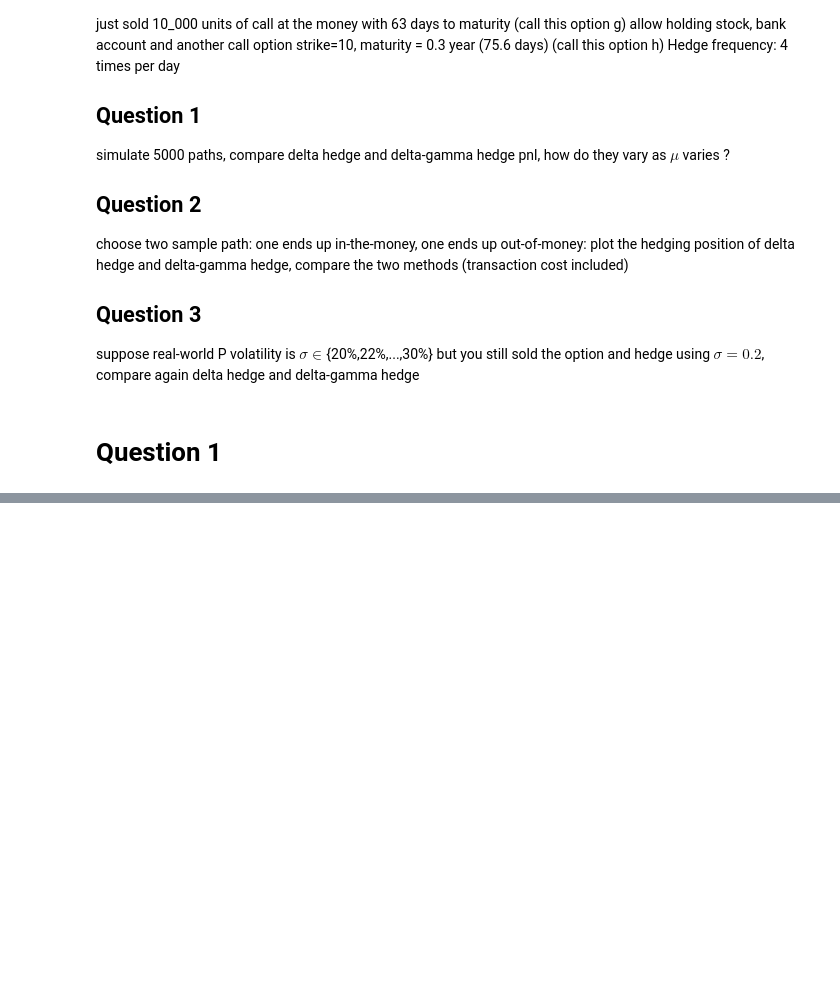
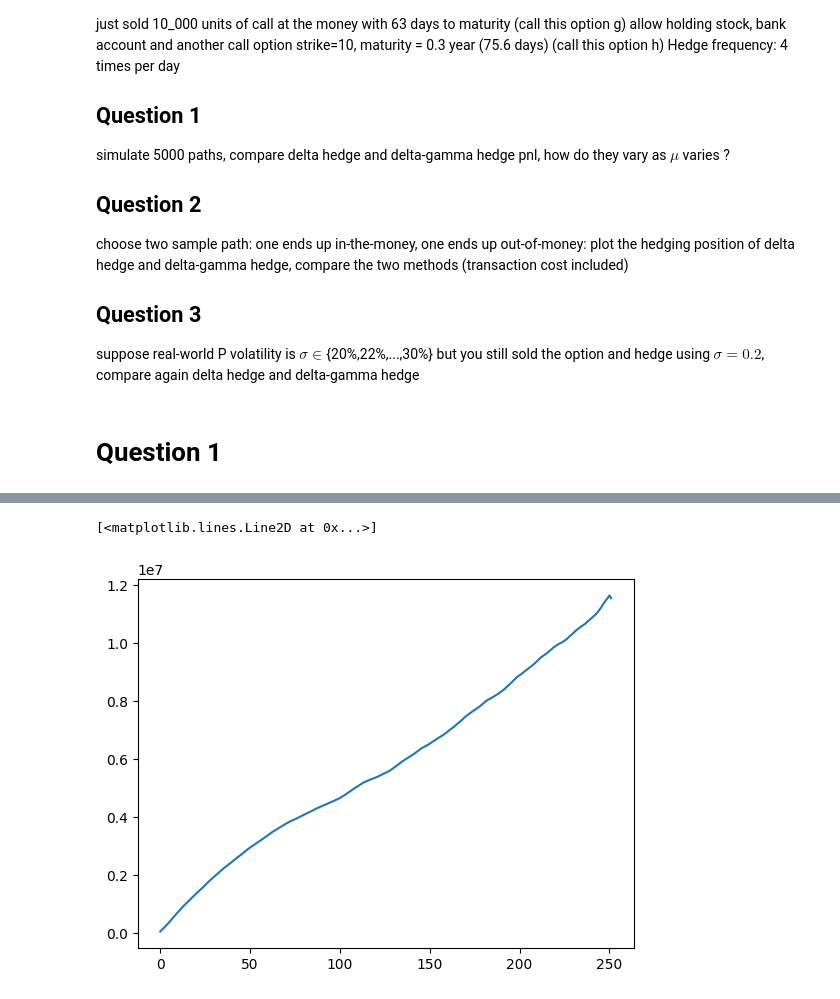
Before and after one commit to kaiwenShen/Dynamic_hedge, a Jupyter notebook: Dynamic_hedging.ipynb, the cells around one changed output, grey strips where cells are left out. Saved outputs shown, nothing was run; the diff lists cells and outputs as text; code cells hidden in the pictures; blank space fills up the shorter version.

```diff
--- a/Dynamic_hedging.ipynb
+++ b/Dynamic_hedging.ipynb
@@ -106,0 +175,5 @@ def delta_hedge_position(portfolio_delta,stock_path,):
+# %%
+plt.plot(base_scenario._delta_hedge_position_B_[0,:])
+# %% [output]
+[<matplotlib.lines.Line2D at 0x...>]
+[figure, added]
```
Also changed, not shown: parts of 16 cells of this notebook.
